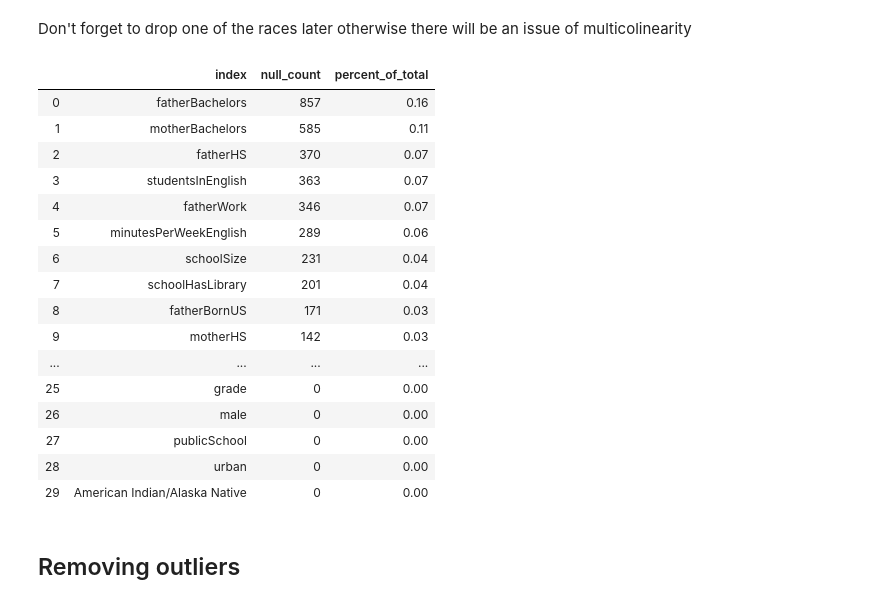
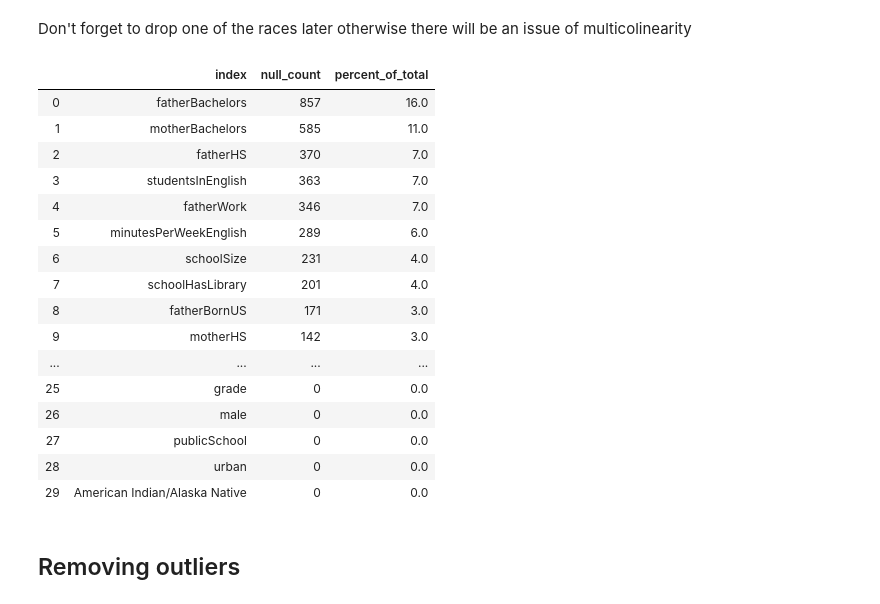
Before and after one commit to gabbyflabby/Test_Scores, a Jupyter notebook: Cleaning Data.ipynb, the cells around one changed output. Saved outputs shown, nothing was run; the diff lists cells and outputs as text; code cells hidden in the pictures.

```diff
--- a/Cleaning Data.ipynb
+++ b/Cleaning Data.ipynb
@@ -120,26 +120,26 @@ Don't forget to drop one of the races later otherwise there will be an issue of
 # %%
 # looking for null values and deciding what to do with those
 nulls = pd.DataFrame(full_df.isnull().sum().sort_values(ascending=False),columns=['null_count']).reset_index()
-percent = pd.DataFrame((1-(round(full_df.count()/5233,2))),columns=['percent_of_total']).reset_index()
+percent = pd.DataFrame(((1-(round(full_df.count()/5233,2)))*100),columns=['percent_of_total']).reset_index()
 nulls.merge(percent,how='left',on='index')
 # %% [output]
 |  | index | null_count | percent_of_total |
-| 0 | fatherBachelors | 857 | 0.16 |
-| 1 | motherBachelors | 585 | 0.11 |
-| 2 | fatherHS | 370 | 0.07 |
-| 3 | studentsInEnglish | 363 | 0.07 |
-| 4 | fatherWork | 346 | 0.07 |
-| 5 | minutesPerWeekEnglish | 289 | 0.06 |
-| 6 | schoolSize | 231 | 0.04 |
-| 7 | schoolHasLibrary | 201 | 0.04 |
-| 8 | fatherBornUS | 171 | 0.03 |
-| 9 | motherHS | 142 | 0.03 |
+| 0 | fatherBachelors | 857 | 16.0 |
+| 1 | motherBachelors | 585 | 11.0 |
+| 2 | fatherHS | 370 | 7.0 |
+| 3 | studentsInEnglish | 363 | 7.0 |
+| 4 | fatherWork | 346 | 7.0 |
+| 5 | minutesPerWeekEnglish | 289 | 6.0 |
+| 6 | schoolSize | 231 | 4.0 |
+| 7 | schoolHasLibrary | 201 | 4.0 |
+| 8 | fatherBornUS | 171 | 3.0 |
+| 9 | motherHS | 142 | 3.0 |
 | ... | ... | ... | ... |
-| 25 | grade | 0 | 0.00 |
-| 26 | male | 0 | 0.00 |
-| 27 | publicSchool | 0 | 0.00 |
-| 28 | urban | 0 | 0.00 |
-| 29 | American Indian/Alaska Native | 0 | 0.00 |
+| 25 | grade | 0 | 0.0 |
+| 26 | male | 0 | 0.0 |
+| 27 | publicSchool | 0 | 0.0 |
+| 28 | urban | 0 | 0.0 |
+| 29 | American Indian/Alaska Native | 0 | 0.0 |
 # %%
 # since we are missing more than 10% of the column we will just drop these two columns
 # father bachelors, mother bachelors
```
Also changed, not shown: 3 other files.
